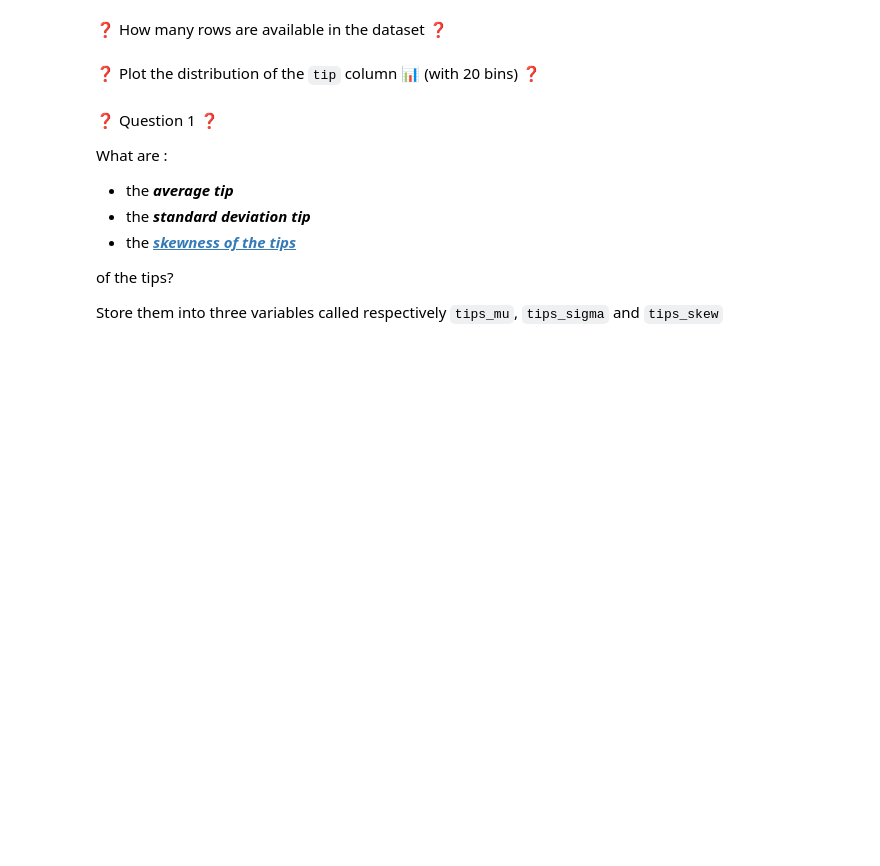
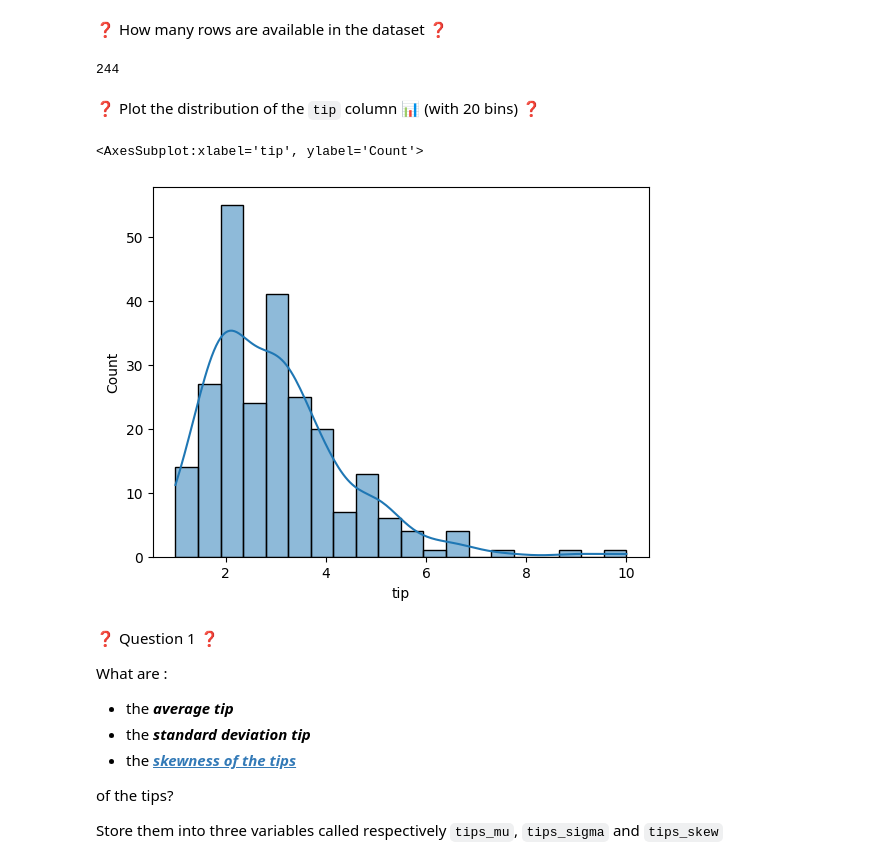
Before and after one commit to pavankumarhm/data-central-limit-theorem, a Jupyter notebook: central-limit-theorem.ipynb, the cells around one changed output. Cells and saved outputs as stored; diff of their text form; code cells hidden in the pictures; blank space fills up the shorter version.

```diff
--- a/central-limit-theorem.ipynb
+++ b/central-limit-theorem.ipynb
@@ -75,2 +87,6 @@ tips_df
+# %%
+len(tips_df) # tips_df.shape[0] also works
+# %% [output]
+244
 # %% [markdown]
 ❓ Plot the distribution of the `tip` column 📊 (with 20 bins) ❓
@@ -79,3 +93,8 @@ tips_df
+# %%
+sns.histplot(tips_df.tip, kde=True, bins = 20)
+# %% [output]
+<AxesSubplot:xlabel='tip', ylabel='Count'>
+[figure, added]
 # %% [markdown]
 ❓ Question 1 ❓
 
```
Also changed, not shown: parts of 33 cells of this notebook, 1 other file.
